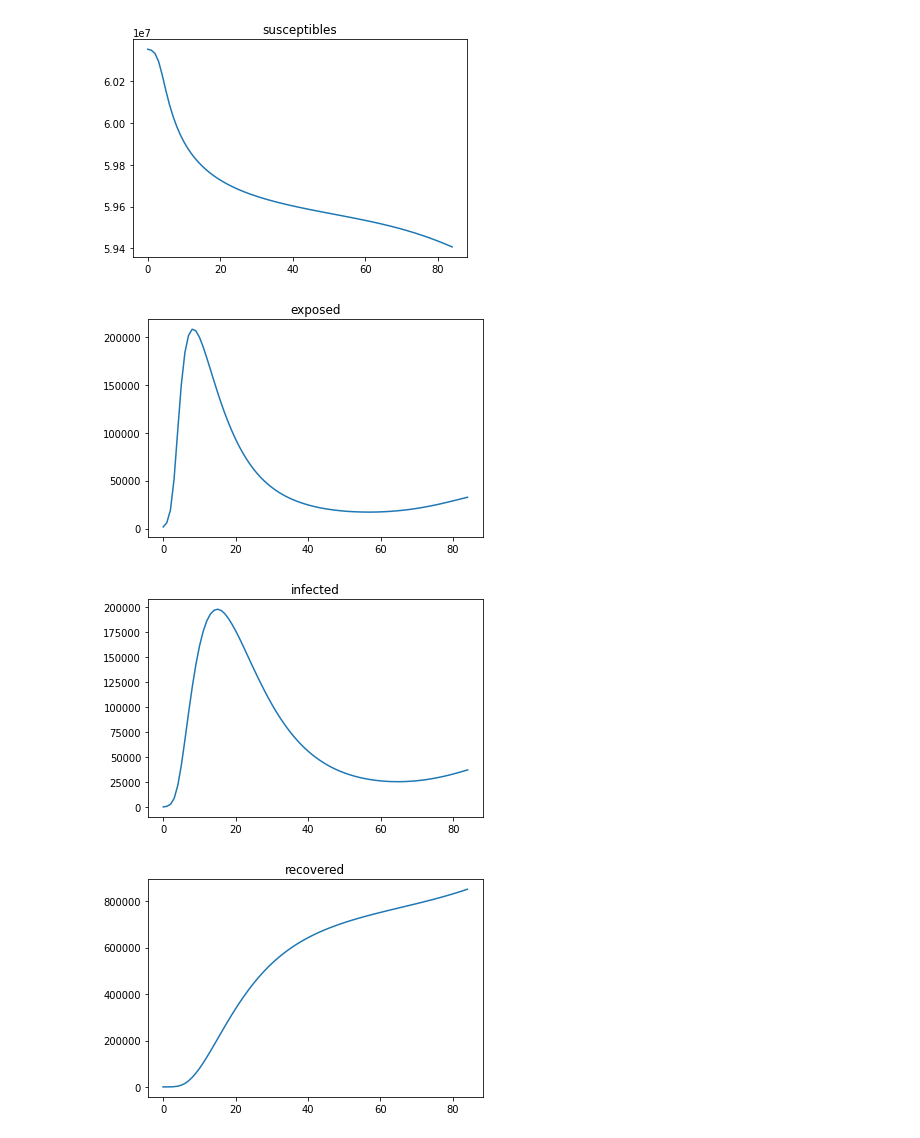
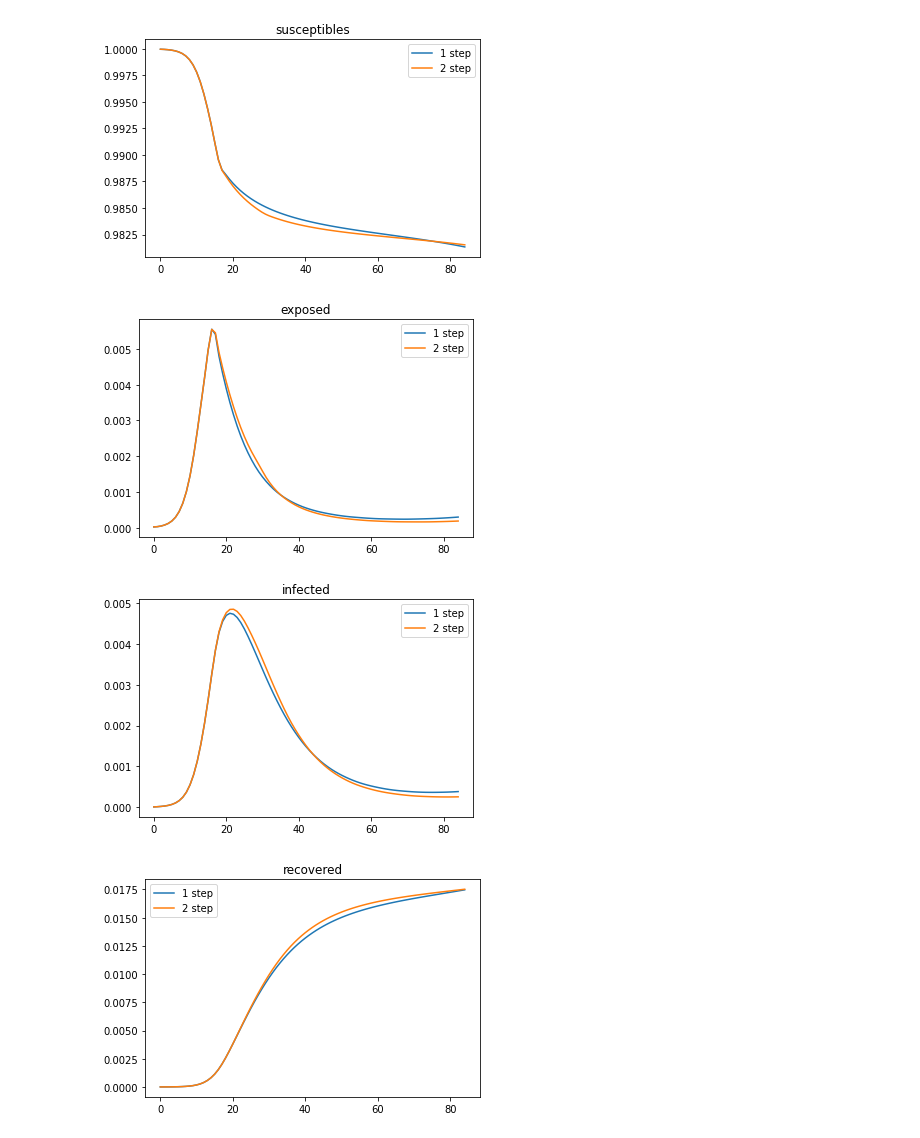
Before and after one commit to giuliacampesan/LDEProject, a Jupyter notebook: LDE_Project.ipynb, the cells around one changed output. Saved outputs shown, nothing was run; the diff lists cells and outputs as text; code cells hidden in the pictures.

Commit message:
Implement model using densities

```diff
--- a/LDE_Project.ipynb
+++ b/LDE_Project.ipynb
@@ -31,13 +51,15 @@ def mymodel(t, z, beta, mu, gamma, fD, delta_c, k, nu, r):
 # %%
-beta = 0.5
+beta = 2
 mu = 0.2
 gamma = 0.145
 gamma_H = 0.022
 fD = 0.08
 k = 1
 nu = 0.048
+r = 0.31
+r1 = 0.36
+r2 = 0.26
 delta_c = (50/60)*1e-6
-r = 0.3
 # %%
 E0 = 1695
 I0 = 308.8
@@ -45,9 +67,11 @@ H0 = 127.4
 R0 = 311.1
 S0 = 60.352*1e6
 D0 = 0
-z0 = [S0, E0, I0, R0, H0, D0]
+N0 = E0+I0+H0+R0+S0
+z0 = np.array([S0, E0, I0, R0, H0, D0])/N0
 # %%
 sol = solve_ivp(mymodel, [0,85], z0, dense_output=True, args=(beta, mu, gamma, fD, delta_c, k, nu, r))
+sol2 = solve_ivp(twostep_model, [0,85], z0, dense_output=True, args=(beta, mu, gamma, fD, delta_c, k, nu, r1, r2))
 # %%
 t = np.arange(85)
 x = sol.sol(t)
@@ -57,14 +81,24 @@ I = x[2].T
 R = x[3].T
 H = x[4].T
 D = x[5].T
+# %%
+x2 = sol2.sol(t)
+S2 = x2[0].T
+E2 = x2[1].T
+I2 = x2[2].T
+R2 = x2[3].T
+H2 = x2[4].T
+D2 = x2[5].T
 # %%
 names = ['susceptibles', 'exposed', 'infected', 'recovered', 'hospitalized', 'deads']
-for i,col in enumerate(x):
+for i,(col,col2) in enumerate(zip(x, x2)):
     plt.figure(i)
-    plt.plot(t, col.T)
+    plt.plot(t, col.T, label = '1 step')
+    plt.plot(t, col2.T, label = '2 step')
+    plt.legend()
     plt.title(names[i])
 # %% [output]
-[figure, old version]
+[figure, new version]
-[figure, old version]
+[figure, new version]
-[figure, old version]
+[figure, new version]
-[figure, old version]
+[figure, new version]
```
Also changed, not shown: parts of 11 cells of this notebook.
